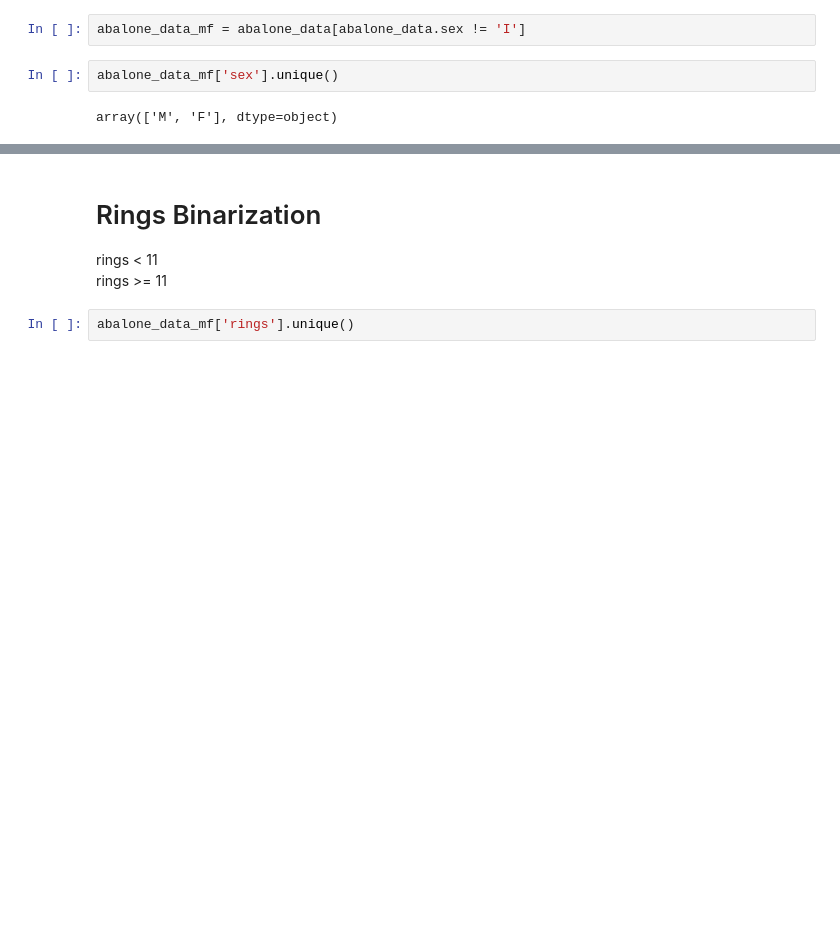
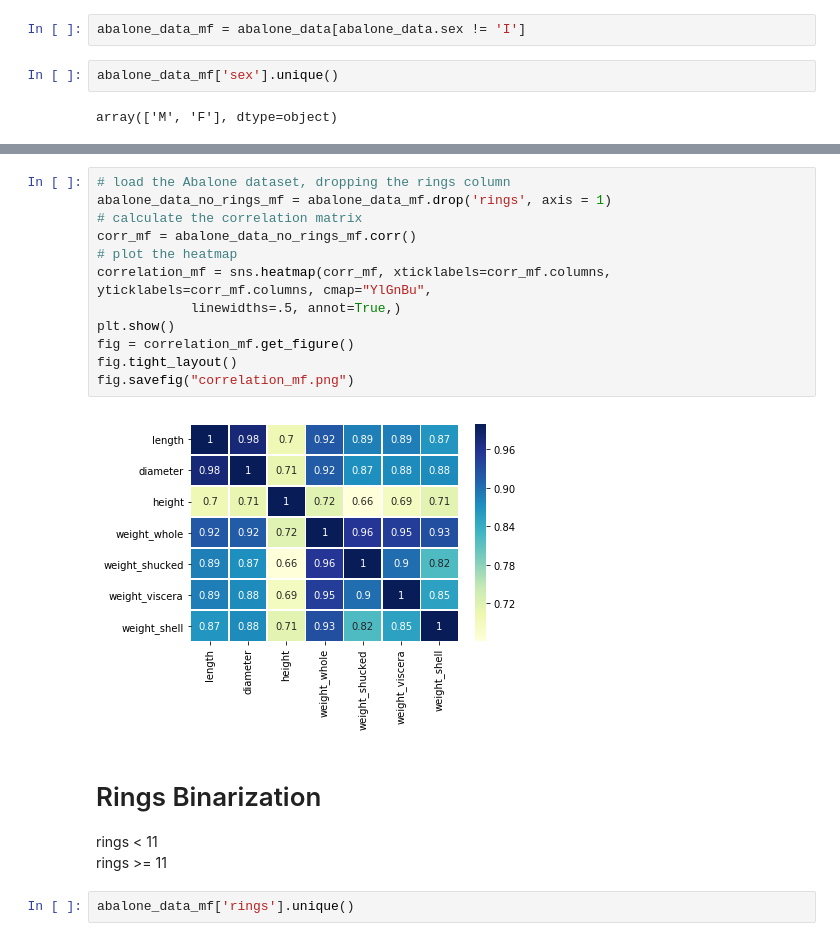
Before and after one commit to federikovi/420AA-DataMining, a Jupyter notebook: 3_Abalone_Classification/3_Abalone_Classification.ipynb, the cells around one changed output, grey strips where cells are left out. Drawn from its saved outputs; the diff is of its cells as text; blank space fills up the shorter version.

```diff
--- a/3_Abalone_Classification/3_Abalone_Classification.ipynb
+++ b/3_Abalone_Classification/3_Abalone_Classification.ipynb
@@ -159,6 +202,20 @@ abalone_data_mf.describe()
 | 50% | 0.585000 | 0.460000 | 0.155000 | 1.003000 | 0.431500 | 0.217000 | 0.285000 | 10.000000 |
 | 75% | 0.635000 | 0.500000 | 0.175000 | 1.289500 | 0.568750 | 0.287500 | 0.365000 | 12.000000 |
 | max | 0.815000 | 0.650000 | 1.130000 | 2.825500 | 1.488000 | 0.760000 | 1.005000 | 29.000000 |
+# %%
+# load the Abalone dataset, dropping the rings column
+abalone_data_no_rings_mf = abalone_data_mf.drop('rings', axis = 1)
+# calculate the correlation matrix
+corr_mf = abalone_data_no_rings_mf.corr()
+# plot the heatmap
+correlation_mf = sns.heatmap(corr_mf, xticklabels=corr_mf.columns, yticklabels=corr_mf.columns, cmap="YlGnBu",
+            linewidths=.5, annot=True,)
+plt.show()
+fig = correlation_mf.get_figure()
+fig.tight_layout()
+fig.savefig("correlation_mf.png")
+# %% [output]
+[figure, added]
 # %% [markdown]
 # Rings Binarization
 rings < 11
```
Also changed, not shown: parts of 80 cells of this notebook.
